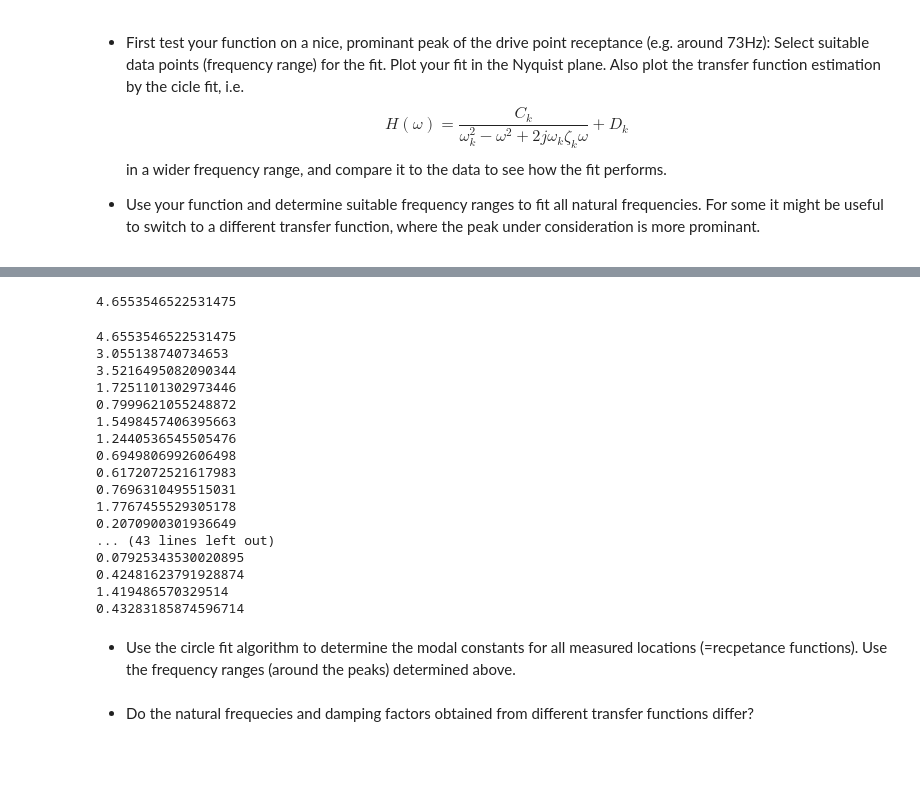
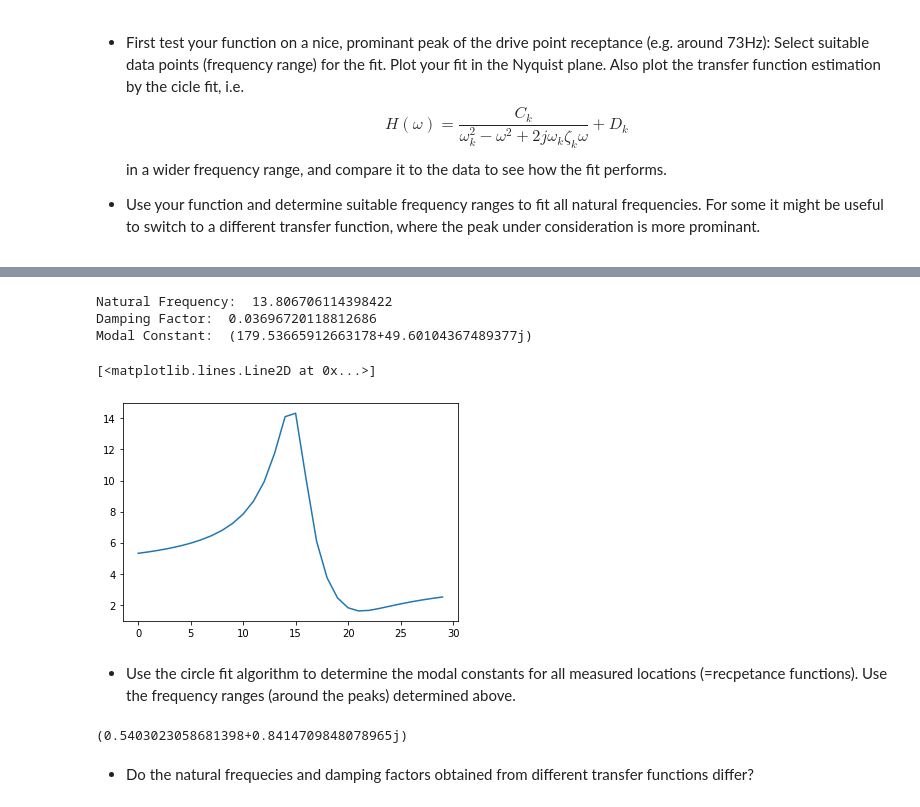
Before and after one commit to phmandl/modalanalyse, a Jupyter notebook: HW5/Max/5_IdentificationMethods_template.ipynb, the cells around one changed output, grey strips where cells are left out. Saved outputs shown, nothing was run; the diff lists cells and outputs as text; code cells hidden in the pictures; blank space fills up the shorter version.

Commit message:
update circle fitting

```diff
--- a/HW5/Max/5_IdentificationMethods_template.ipynb
+++ b/HW5/Max/5_IdentificationMethods_template.ipynb
@@ -439,31 +476,39 @@ pointer_2 = np.array((pointers_x[1],pointers_y[1]))
-# %%
-np.arccos(np.dot(pointer_1,pointer_2)/np.linalg.norm(pointer_1)/np.linalg.norm(pointer_2))*180/np.pi
-# %% [output]
-4.6553546522531475
-# %%
-for i in range(0,len(pointers_x)-1) :
-    pointer_1 = np.array((pointers_x[i],pointers_y[i]))
-    pointer_2 = np.array((pointers_x[i+1],pointers_y[i+1]))
-    print(np.arccos(np.dot(pointer_1,pointer_2)/np.linalg.norm(pointer_1)/np.linalg.norm(pointer_2))*180/np.pi)
-# %% [output]
-4.6553546522531475
-3.055138740734653
-3.5216495082090344
-1.7251101302973446
-0.7999621055248872
-1.5498457406395663
-1.2440536545505476
-0.6949806992606498
-0.6172072521617983
-0.7696310495515031
-1.7767455529305178
-0.2070900301936649
-... (43 lines left out)
-0.07925343530020895
-0.42481623791928874
-1.419486570329514
-0.43283185874596714
+# %%
+n = 1
+bound = 5 #Data points
+i = peaks_idx_P05_rfft_window[n]
+
+lower_freq = frequencies[i]-bound
+upper_freq = frequencies[i]+bound
+
+lower_idx = (np.abs(frequencies - lower_freq)).argmin()
+upper_idx = (np.abs(frequencies - upper_freq)).argmin()
+
+w = frequencies[lower_idx:upper_idx]
+receptance = P05_receptance[lower_idx:upper_idx]
+
+[wk, zeta_k, C_k, D_k] = CircleFitting(receptance,w)
+
+print("Natural Frequency: ", wk)
+print("Damping Factor: ", zeta_k)
+print("Modal Constant: ", C_k)
+
+H_w = C_k/(wk**2 - w*w + 2*1j*wk*zeta_k*w) + D_k
+
+
+plt.figure()
+plt.plot(np.abs(H_w))
+# %% [output]
+Natural Frequency:  13.806706114398422
+Damping Factor:  0.03696720118812686
+Modal Constant:  (179.53665912663178+49.60104367489377j)
+[<matplotlib.lines.Line2D at 0x...>]
+[figure, added]
 # %% [markdown]
 * Use the circle fit algorithm to determine the modal constants for all measured locations (=recpetance functions). Use the frequency ranges (around the peaks) determined above.
+# %%
+np.exp(1j)
+# %% [output]
+(0.5403023058681398+0.8414709848078965j)
 # %% [markdown]
 * Do the natural frequecies and damping factors obtained from different transfer functions differ?
```
Also changed, not shown: parts of 7 cells of this notebook.
